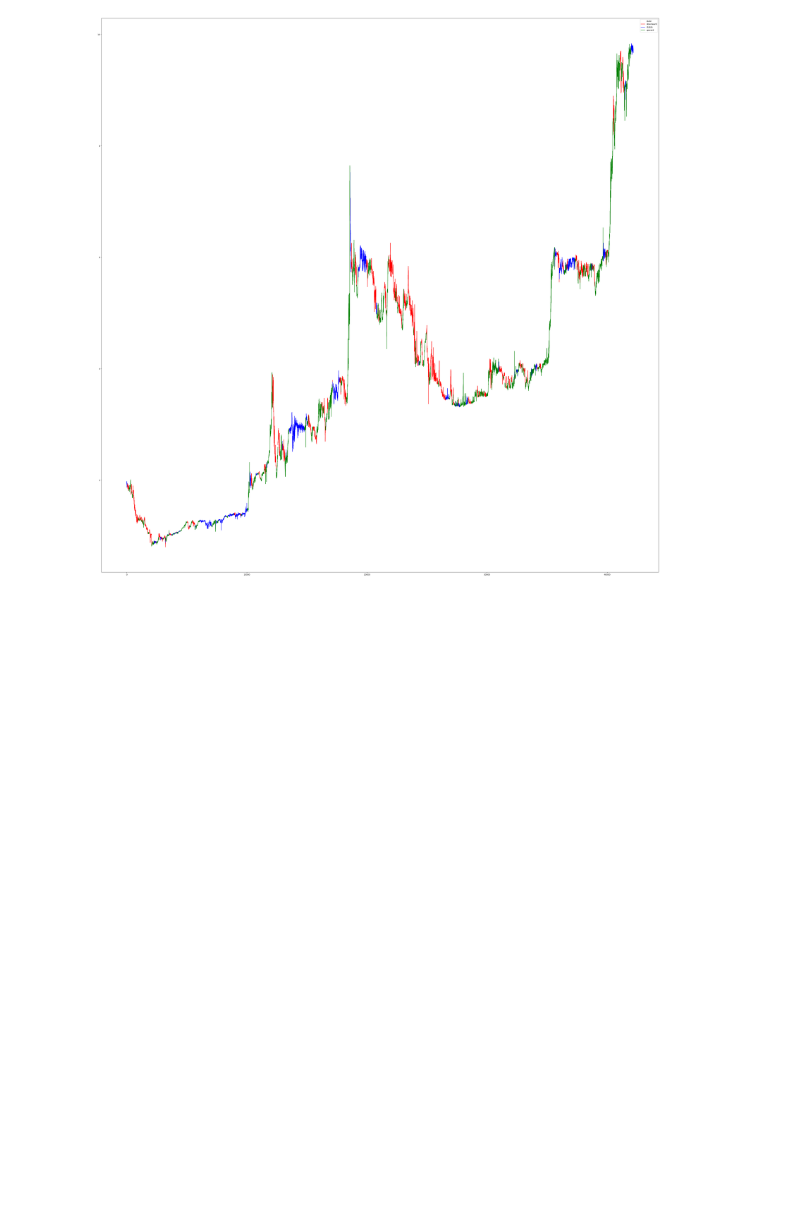
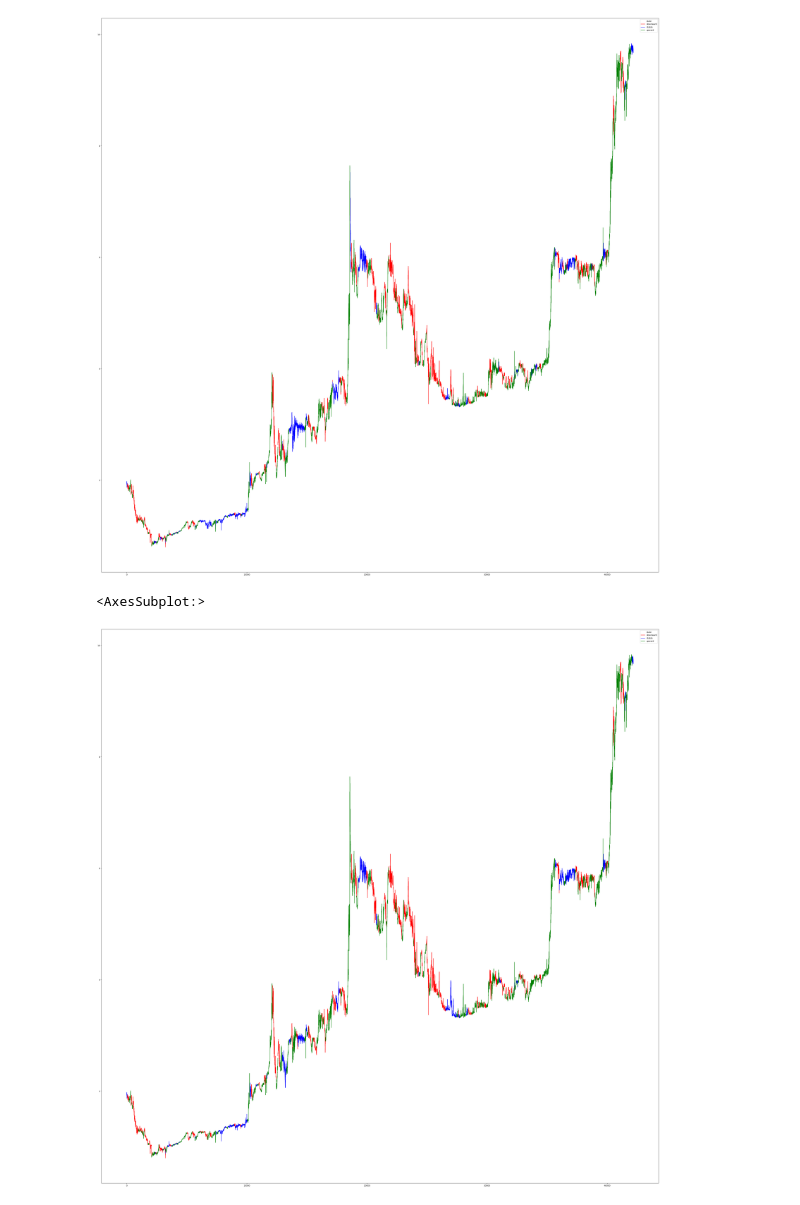
Before and after one commit to Lvinci41/program_trading_crypto, a Jupyter notebook: markovStateFactory2.ipynb, the cells around one changed output. Saved outputs shown, nothing was run; the diff lists cells and outputs as text; code cells hidden in the pictures; blank space fills up the shorter version.

Commit message:
Add files via upload
tuning function parameters

```diff
--- a/markovStateFactory2.ipynb
+++ b/markovStateFactory2.ipynb
@@ -1615,0 +1648,53 @@ graph_df.plot(color=colors_map)
+# %%
+#run
+#dfbtc =
+#dfdog =
+#dfleo =
+#dfxrp =
+df = dfleo.copy()
+#df = dfbtc.copy()
+#df = dfdog.copy()
+#df = dfxrp.copy()
+#label_market_states_stable_priority
+
+df['close'] = pd.to_numeric(df['close'], errors='coerce')
+df = label_market_states_stable_priority(
+     df,
+     price_col='close',
+     atr_window=15, ma_window=10, min_extrema_order=3, max_extrema_order=10,
+     regression_window=100, threshold_factor=3.0, tol=0.75, dbscan_eps=1.0, dbscan_min_samples=2, trend_p=0.2,
+     extrema_similarity_thresh=0.05
+ )
+'''
+df = label_market_states_stable_priority(
+    df,
+    price_col='close',
+    atr_window=100,          #10 ATR reacts quickly to current high vol
+    ma_window=100,           #10 Short MA, tracks mean closely in choppy conditions
+    min_extrema_order=200,    #3 Capture frequent local swings (minimum allowed)
+    max_extrema_order=200,   #30 Detect all scales of choppiness
+    regression_window=750,    #20 Short, so labels react fast
+    threshold_factor=5.5,   #3.0 ALLOW very wide range for 'stable': 3x ATR. THIS ONE SEEMS MOST IMPORTANT
+    tol=0.75,               #0.75 *Very tolerant* of up/down movement inside segment (labels more as stable!)
+    dbscan_eps=1.5,         #1.5 Cluster peaks/valleys broadly for fuzzy similarity SEEMS LESS IMPACT
+    dbscan_min_samples=2,   #2 Minimum for cluster, default is good
+    trend_p=0.2,             #0.2 Less strict about rejecting slope as random (so up/down less often assigned) SEEMS LESS IMPACT
+    extrema_similarity_thresh=0.15) #0.15)
+'''
+#graph
+
+graph_df = df.set_index('state', append=True)['close']
+graph_df = graph_df.unstack('state')
+colors_map = {'stable': 'blue',
+              'downward': 'red',
+              'upward': 'green',
+              '0': 'black',
+             }
+colors_map[np.nan] = 'black'
+#BTC_mm_plot['date'] = BTCUSDT_data['Date']
+
+plot.rcParams['figure.figsize'] = [50, 50]
+graph_df.plot(color=colors_map)
+# %% [output]
+<AxesSubplot:>
+[figure, added]
```
Also changed, not shown: parts of 2 cells of this notebook.
